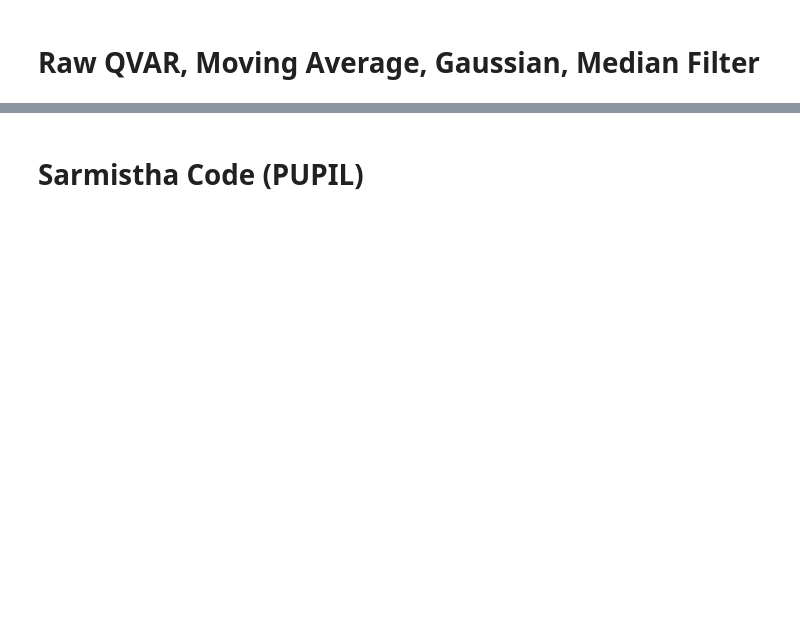
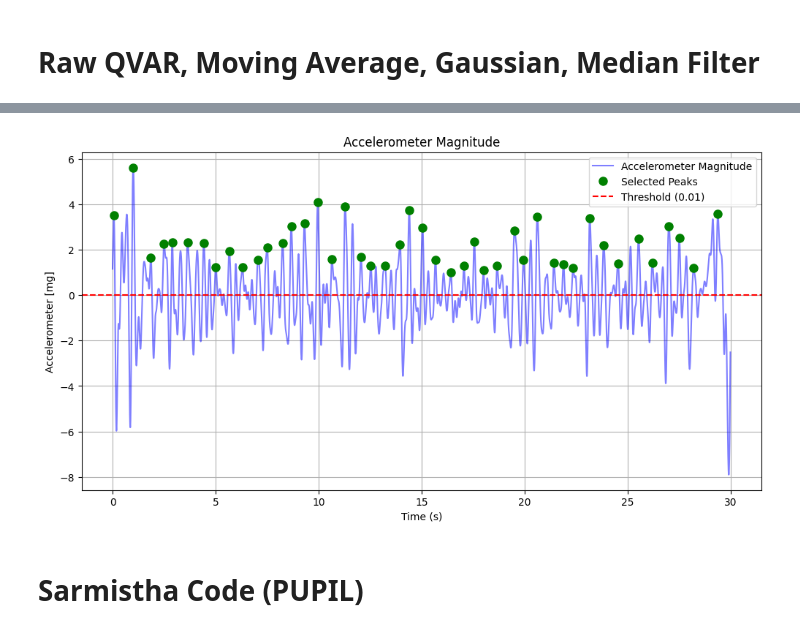
Before and after one commit to omshreya-s/URV, a Jupyter notebook: dataCleaning.ipynb, the cells around one changed output, grey strips where cells are left out. Saved outputs shown, nothing was run; the diff lists cells and outputs as text; code cells hidden in the pictures; blank space fills up the shorter version.

Commit message:
tried creating graph for ea data

```diff
--- a/dataCleaning.ipynb
+++ b/dataCleaning.ipynb
@@ -158,0 +115,80 @@ eda_signal(csv_file_path)
+# %%
+
+def eda_signal(file):
+
+    df = pd.read_csv(file)
+    df.columns = df.columns.str.strip()
+    df['time[s]'] = (df['time[us]'] - df['time[us]'].iloc[0]) / 1_000_000
+
+    # TODO: accelerometer plot
+
+    #parameter setting
+    fs = 400
+
+    time_sec = df['time[s]']
+
+    # calculate mean  of 'accel_mag' and subtract it from 'accel_mag' -> removes gravity from the data
+    df['acc_mag']= np.sqrt(df['acc_x[mg]']**2 + df['acc_y[mg]']**2 + df['acc_z[mg]']**2)
+    df['acc_mag'] -= df['acc_mag'].mean()
+
+    bandpass = bandpass_filter(df['acc_mag'], 0.5, 5, fs)
+    gaussian = gaussian_filter1d(bandpass, sigma=5)
+    window_size = int(0.08 * fs)
+    smoothed = np.convolve(gaussian, np.ones(window_size)/window_size, mode='same')
+
+    df['smoothed_acc'] = smoothed
+    df['state'] = 'stressed'
+
+    # More sensitive detection parameters
+    inverted_signal = smoothed
+    HEIGHT_THRESHOLD = 0.01  # Reduced from 18
+    PROMINENCE_THRESHOLD = 0.8  # Reduced from 12
+    MIN_BLINK_WIDTH = 0.2      # Reduced from 5
+    MAX_BLINK_WIDTH = 200    # Increased from 150
+    MIN_DISTANCE_SEC = 0.4   # Reduced from 0.4
+
+    min_distance_samples = int(MIN_DISTANCE_SEC * fs)
+
+    peaks, properties = find_peaks(
+        inverted_signal,
+        height=HEIGHT_THRESHOLD,
+        prominence=PROMINENCE_THRESHOLD,
+        distance=min_distance_samples,
+        width=(MIN_BLINK_WIDTH, MAX_BLINK_WIDTH)
+    )
+
+    # Quick quality filter
+    good_peaks = []
+    for peak in peaks:
+        # Check depth
+        depth = abs(smoothed[peak] - np.median(smoothed))
+        if depth > 0.25:  # Minimum depth threshold
+            good_peaks.append(peak)
+
+    blink_count = len(good_peaks)
+    duration_sec = time_sec.iloc[-1] - time_sec.iloc[0]
+    blink_rate = blink_count * (60 / duration_sec)
+    blink_times = [f"{time_sec.iloc[p]:.1f}" for p in good_peaks]
+
+    print(f"Detected {blink_count} peaks at {blink_rate:.1f} peaks/min")
+    print(f"Peak times: {', '.join(blink_times)}")
+
+    plt.figure(figsize=(12, 6))
+    plt.plot(time_sec, smoothed, label='Accelerometer Magnitude', color='blue', alpha=0.5)
+    plt.plot(time_sec.iloc[good_peaks], smoothed[good_peaks], 'go',
+             markersize=8, label='Selected Peaks')
+    plt.axhline(-HEIGHT_THRESHOLD, color='red', linestyle='--',
+                label=f'Threshold ({HEIGHT_THRESHOLD})')
+    plt.xlabel("Time (s)")
+    plt.ylabel("Accelerometer [mg]")
+    plt.title(f"Accelerometer Magnitude")
+    plt.legend()
+    plt.grid(True)
+    plt.show()
+
+    #df.to_csv(os.path.basename(file), index=False)
+
+# Run detection
+csv_file_path = 'newdata\straight_test1.csv'
+eda_signal(csv_file_path)
+# %% [output]
@@ -159,3 +197,4 @@ eda_signal(csv_file_path)
+[figure, added]
 # %% [markdown]
 # Sarmistha Code (PUPIL)
 # %%
```
Also changed, not shown: parts of 15 cells of this notebook, 3 other files.
